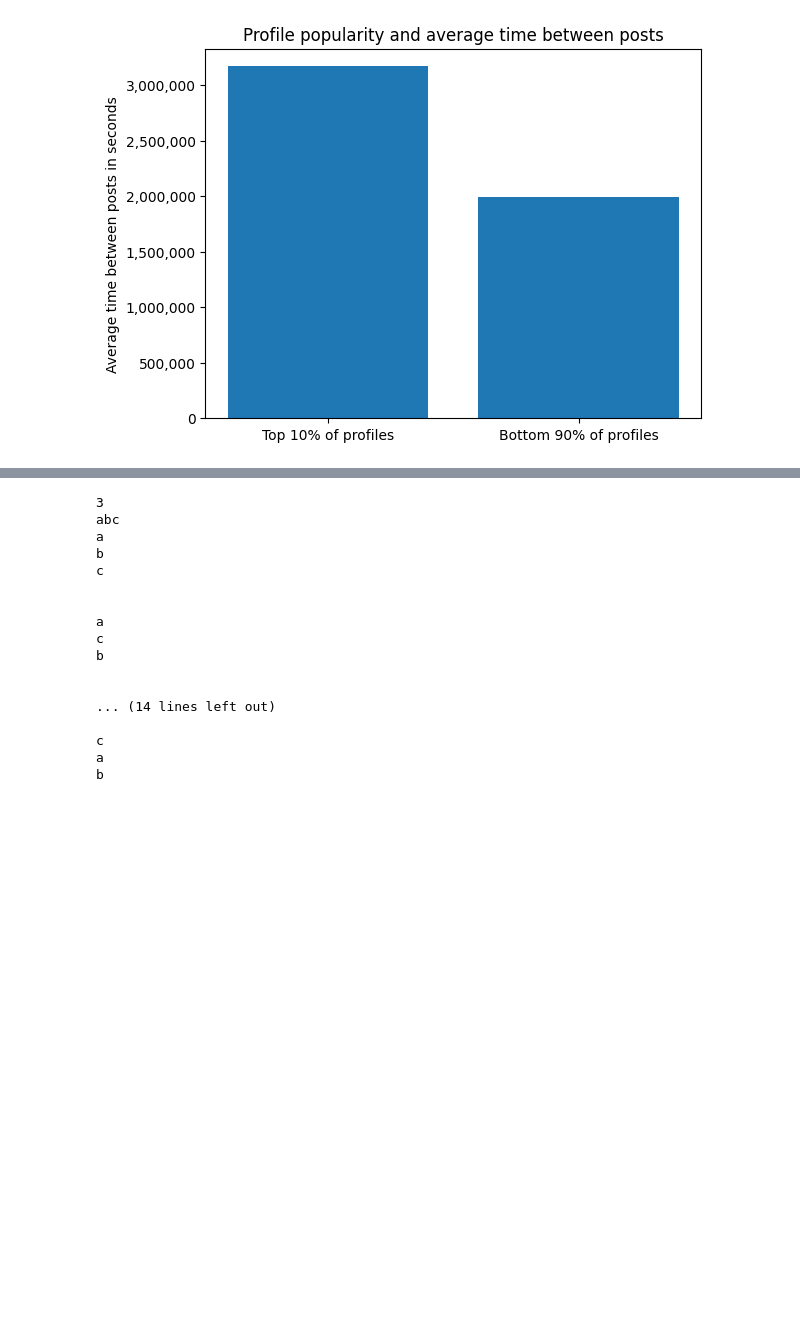
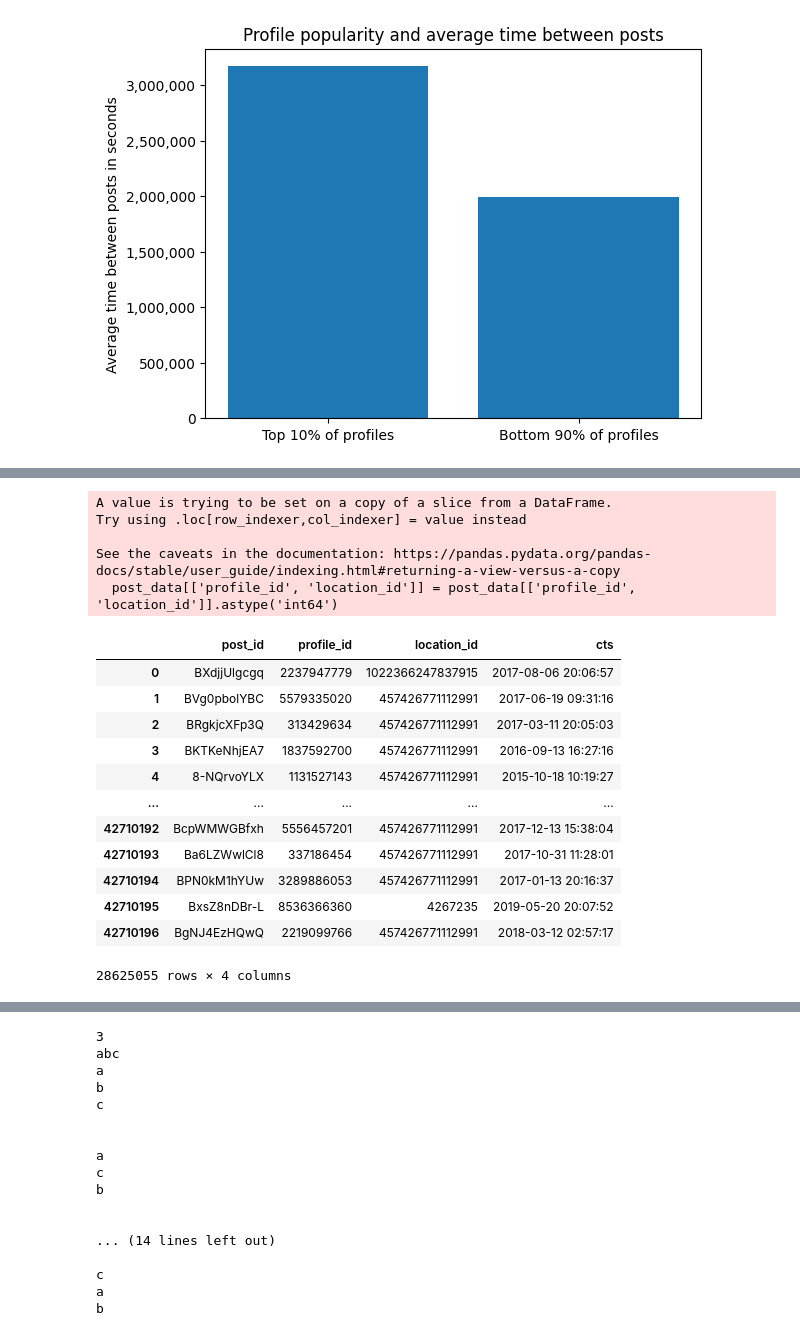
Before and after one commit to jonasbarth/adm-2022-hw-2, a Jupyter notebook: main.ipynb, the cells around one changed output, grey strips where cells are left out. Saved outputs shown, nothing was run; the diff lists cells and outputs as text; code cells hidden in the pictures; blank space fills up the shorter version.

```diff
--- a/main.ipynb
+++ b/main.ipynb
@@ -1735,0 +1778,23 @@ plt.gca().yaxis.set_major_formatter(ticker.FuncFormatter(lambda x, p: format(int
+# %%
+post_data = post_data.dropna()
+post_data[['profile_id', 'location_id']] = post_data[['profile_id', 'location_id']].astype('int64')
+post_data
+# %% [output]
+A value is trying to be set on a copy of a slice from a DataFrame.
+Try using .loc[row_indexer,col_indexer] = value instead
+
+See the caveats in the documentation: https://pandas.pydata.org/pandas-docs/stable/user_guide/indexing.html#returning-a-view-versus-a-copy
+  post_data[['profile_id', 'location_id']] = post_data[['profile_id', 'location_id']].astype('int64')
+|  | post_id | profile_id | location_id | cts |
+| 0 | BXdjjUlgcgq | 2237947779 | 1022366247837915 | 2017-08-06 20:06:57 |
+| 1 | BVg0pbolYBC | 5579335020 | 457426771112991 | 2017-06-19 09:31:16 |
+| 2 | BRgkjcXFp3Q | 313429634 | 457426771112991 | 2017-03-11 20:05:03 |
+| 3 | BKTKeNhjEA7 | 1837592700 | 457426771112991 | 2016-09-13 16:27:16 |
+| 4 | 8-NQrvoYLX | 1131527143 | 457426771112991 | 2015-10-18 10:19:27 |
+| ... | ... | ... | ... | ... |
+| 42710192 | BcpWMWGBfxh | 5556457201 | 457426771112991 | 2017-12-13 15:38:04 |
+| 42710193 | Ba6LZWwlCl8 | 337186454 | 457426771112991 | 2017-10-31 11:28:01 |
+| 42710194 | BPN0kM1hYUw | 3289886053 | 457426771112991 | 2017-01-13 20:16:37 |
+| 42710195 | BxsZ8nDBr-L | 8536366360 | 4267235 | 2019-05-20 20:07:52 |
+| 42710196 | BgNJ4EzHQwQ | 2219099766 | 457426771112991 | 2018-03-12 02:57:17 |
+28625055 rows × 4 columns
```
Also changed, not shown: parts of 23 cells of this notebook, 1 other file.
